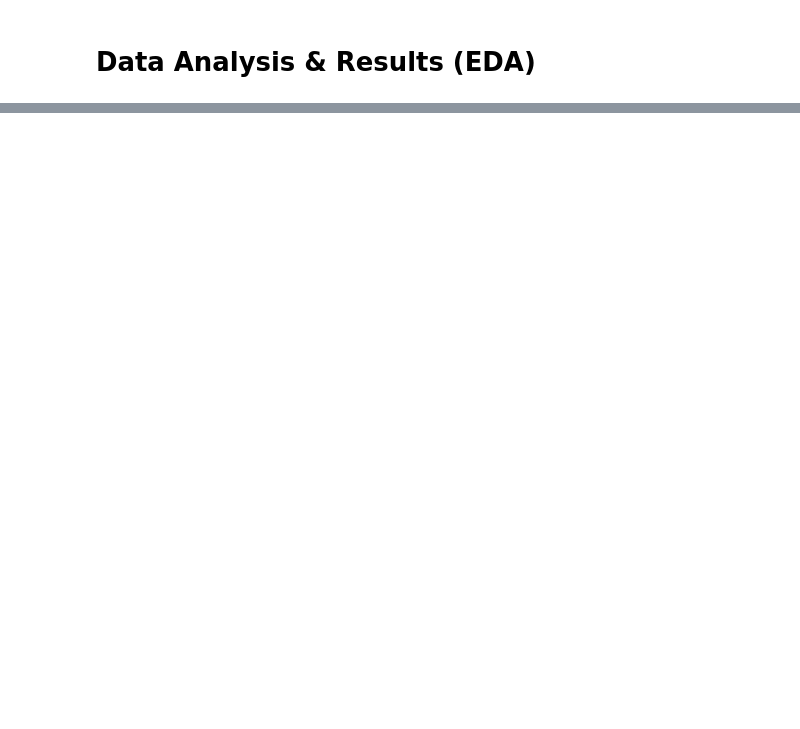
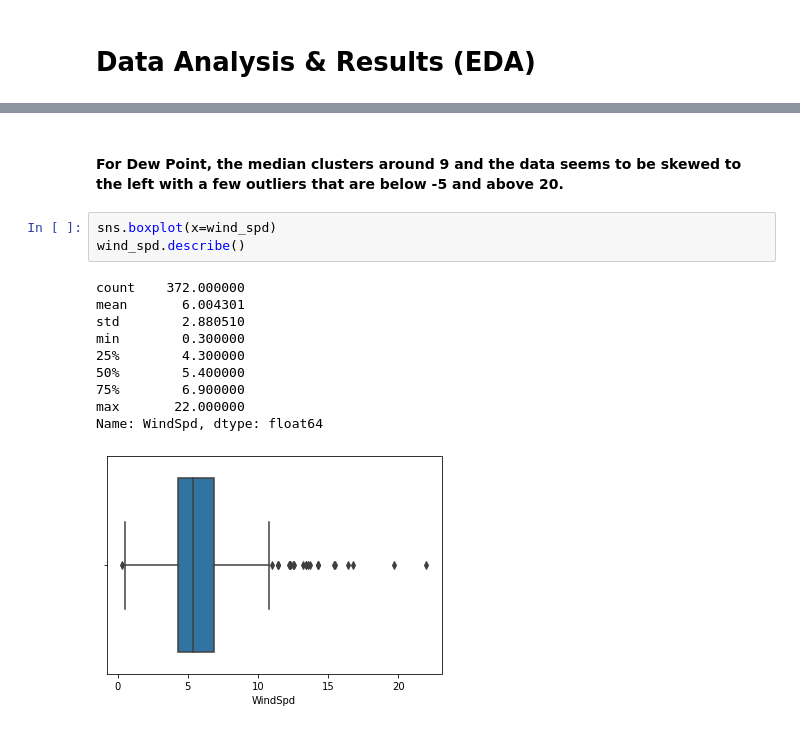
Before and after one commit to vikizzz/Analysis-on-the-Scale-of-Wildfire-Incident-in-California, a Jupyter notebook: EDACheckpoint_group010.ipynb, the cells around one changed output, grey strips where cells are left out. Cells and saved outputs as stored; diff of their text form; blank space fills up the shorter version.

```diff
--- a/EDACheckpoint_group010.ipynb
+++ b/EDACheckpoint_group010.ipynb
@@ -292,0 +358,16 @@ df.describe()
+# %% [markdown]
+#### For Dew Point, the median clusters around 9 and the data seems to be skewed to the left with a few outliers that are below -5 and above 20.
+# %%
+sns.boxplot(x=wind_spd)
+wind_spd.describe()
+# %% [output]
+count    372.000000
+mean       6.004301
+std        2.880510
+min        0.300000
+25%        4.300000
+50%        5.400000
+75%        6.900000
+max       22.000000
+Name: WindSpd, dtype: float64
+[figure, added]
```
Also changed, not shown: parts of 25 cells of this notebook.
